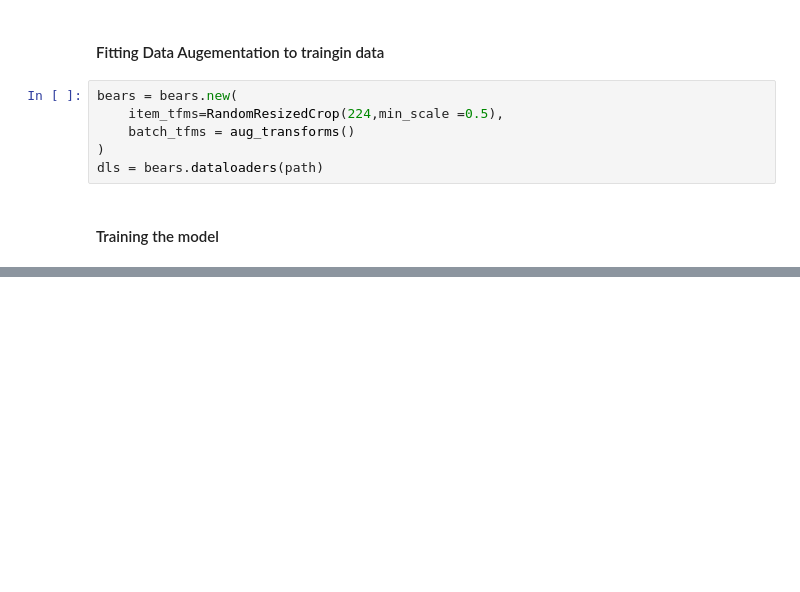
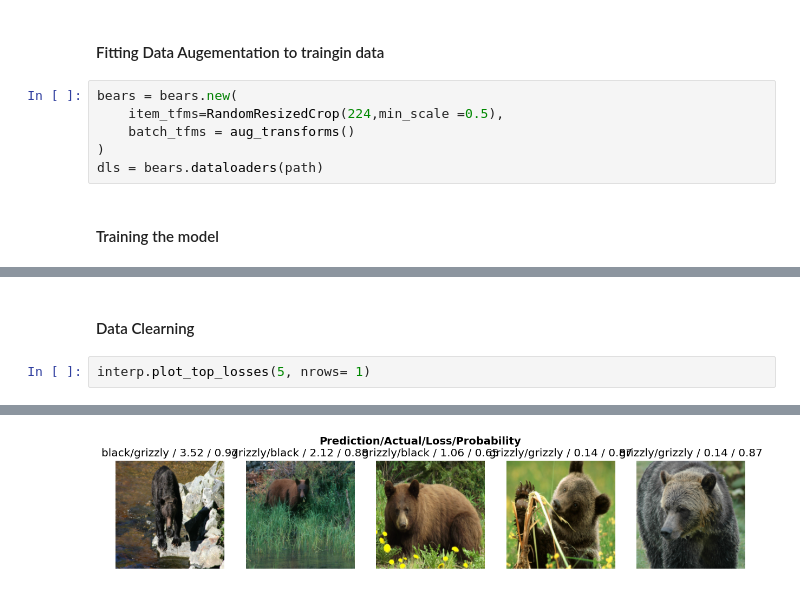
Before and after one commit to karanchhabra99/FastAI, a Jupyter notebook: Lesson_2 - Production.ipynb, the cells around one changed output, grey strips where cells are left out. Drawn from its saved outputs; the diff is of its cells as text; blank space fills up the shorter version.

```diff
--- a/Lesson_2 - Production.ipynb
+++ b/Lesson_2 - Production.ipynb
@@ -118,0 +134,5 @@ learn.fine_tune(4)
+# %% [markdown]
+#### Data Clearning
+# %%
+interp.plot_top_losses(5, nrows= 1)
+# %% [output]
@@ -118,0 +140 @@ learn.fine_tune(4)
+[figure, added]
```
Also changed, not shown: parts of 23 cells of this notebook.
